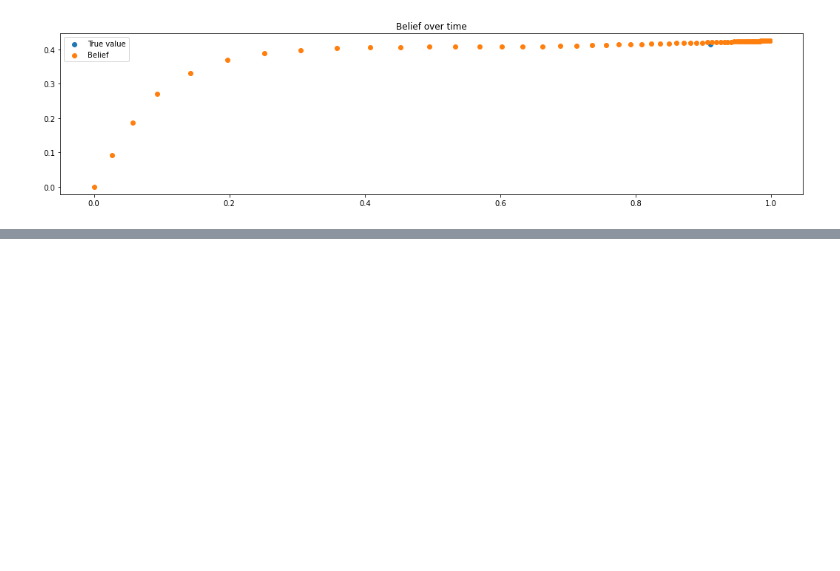
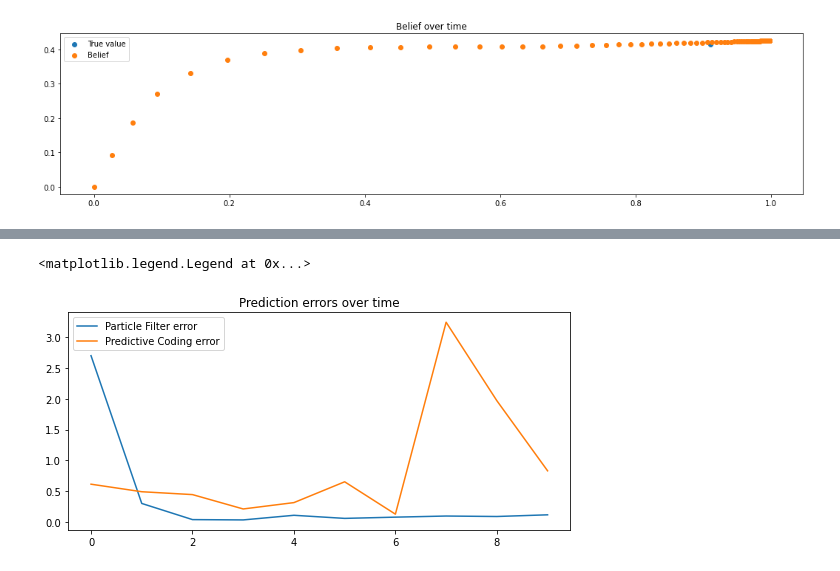
Before and after one commit to daniel-burghardt/predictive-coding-slam, a Jupyter notebook: corridor_two_axis/ANN_&_FEP_model_corridor_two.ipynb, the cells around one changed output, grey strips where cells are left out. Saved outputs shown, nothing was run; the diff lists cells and outputs as text; code cells hidden in the pictures; blank space fills up the shorter version.

```diff
--- a/corridor_two_axis/ANN_&_FEP_model_corridor_two.ipynb
+++ b/corridor_two_axis/ANN_&_FEP_model_corridor_two.ipynb
@@ -443,3 +443,19 @@ for i in range(len(stat_true) - 1):
 [figure]
 [figure]
 [figure]
+# %%
+diffs_particle = abs(abs(stat_inferred) - abs(stat_true))
+diffs_model = abs(abs(stat_model) - abs(stat_true))
+
+errors_particle = np.array(list(map(lambda x: math.sqrt(math.pow(x[0], 2) + math.pow(x[1], 2)), diffs_particle)))
+errors_model = np.array(list(map(lambda x: math.sqrt(math.pow(x[0], 2) + math.pow(x[1], 2)), diffs_model)))
+
+fig6, axs6 = plt.subplots()
+fig6.set_figwidth(9)
+axs6.set_title('Prediction errors over time')
+axs6.plot(np.arange(len(errors_particle)), errors_particle, label='Particle Filter error');
+axs6.plot(np.arange(len(errors_model)), errors_model, label='Predictive Coding error');
+axs6.legend()
+# %% [output]
+<matplotlib.legend.Legend at 0x...>
+[figure, added]
```
Also changed, not shown: parts of 2 cells of this notebook.
